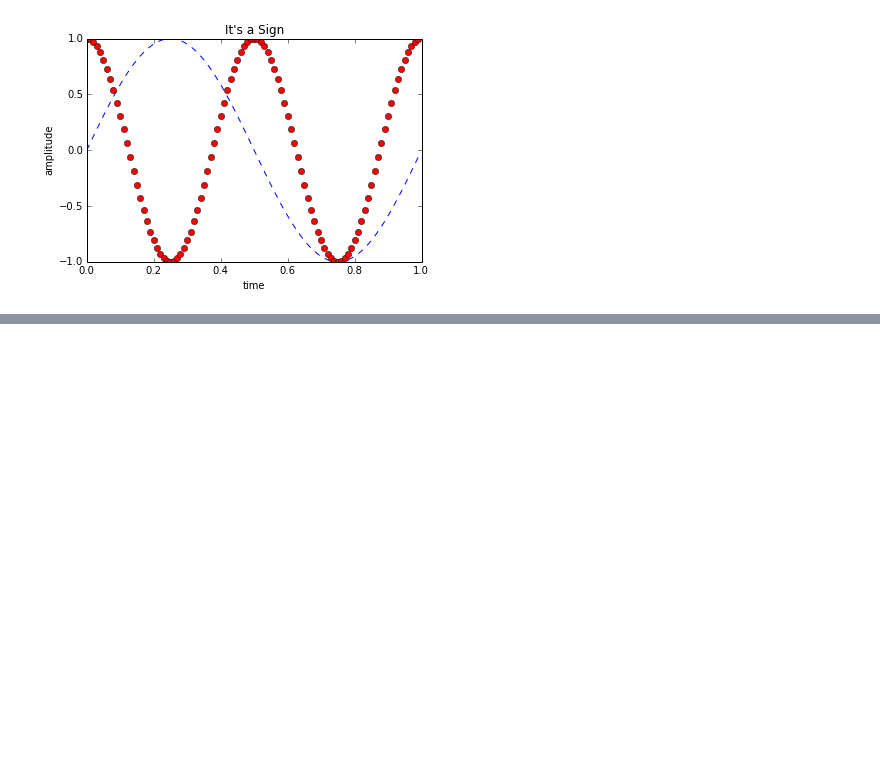
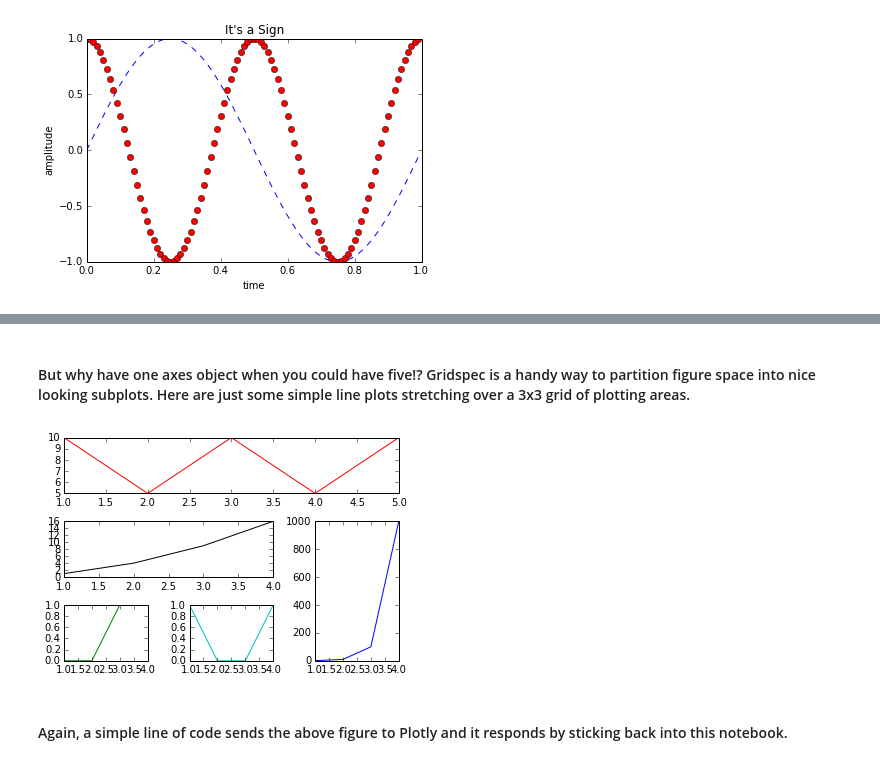
Before and after one commit to mpld3/mplexporter, a Jupyter notebook: notebooks/PlotlyTest.ipynb, the cells around one changed output, grey strips where cells are left out. Cells and saved outputs as stored; diff of their text form; code cells hidden in the pictures; blank space fills up the shorter version.

Commit message:
Added subplot example to plotly ipython notebook.
That's all folks.

```diff
--- a/notebooks/PlotlyTest.ipynb
+++ b/notebooks/PlotlyTest.ipynb
@@ -25,2 +37,22 @@ fig_to_plotly(fig, username, api_key, notebook=True)
 # %% [output]
 [interactive output not drawn]
+# %% [markdown]
+#### But why have one axes object when you could have five!? Gridspec is a handy way to partition figure space into nice looking subplots. Here are just some simple line plots stretching over a 3x3 grid of plotting areas.
+# %%
+fig2 = plt.figure() # matplotlib.figure.Figure obj
+gs = gridspec.GridSpec(3, 3)
+ax1 = fig2.add_subplot(gs[0,:])
+ax1.plot([1,2,3,4,5], [10,5,10,5,10], 'r-')
+ax2 = fig2.add_subplot(gs[1,:-1])
+ax2.plot([1,2,3,4], [1,4,9,16], 'k-')
+ax3 = fig2.add_subplot(gs[1:, 2])
+ax3.plot([1,2,3,4], [1,10,100,1000], 'b-')
+ax4 = fig2.add_subplot(gs[2,0])
+ax4.plot([1,2,3,4], [0,0,1,1], 'g-')
+ax5 = fig2.add_subplot(gs[2,1])
+ax5.plot([1,2,3,4], [1,0,0,1], 'c-')
+gs.update(wspace=0.5, hspace=0.5)
+# %% [output]
+[figure, added]
+# %% [markdown]
+#### Again, a simple line of code sends the above figure to Plotly and it responds by sticking back into this notebook.
```
Also changed, not shown: parts of 10 cells of this notebook.
